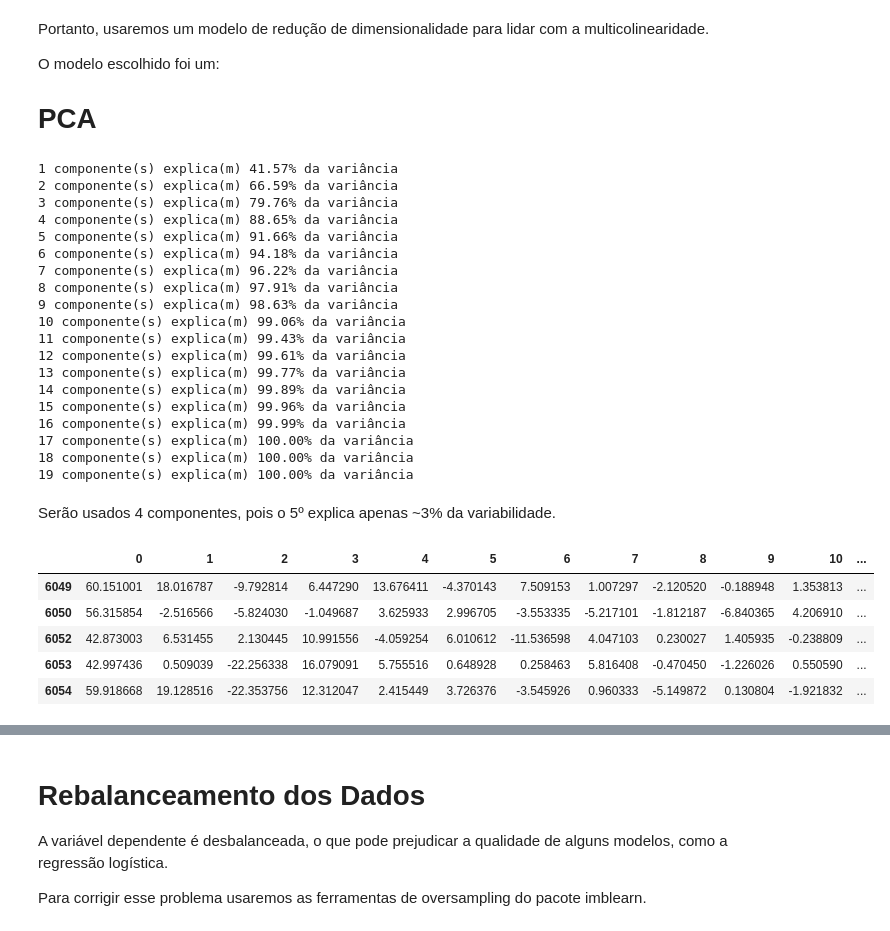
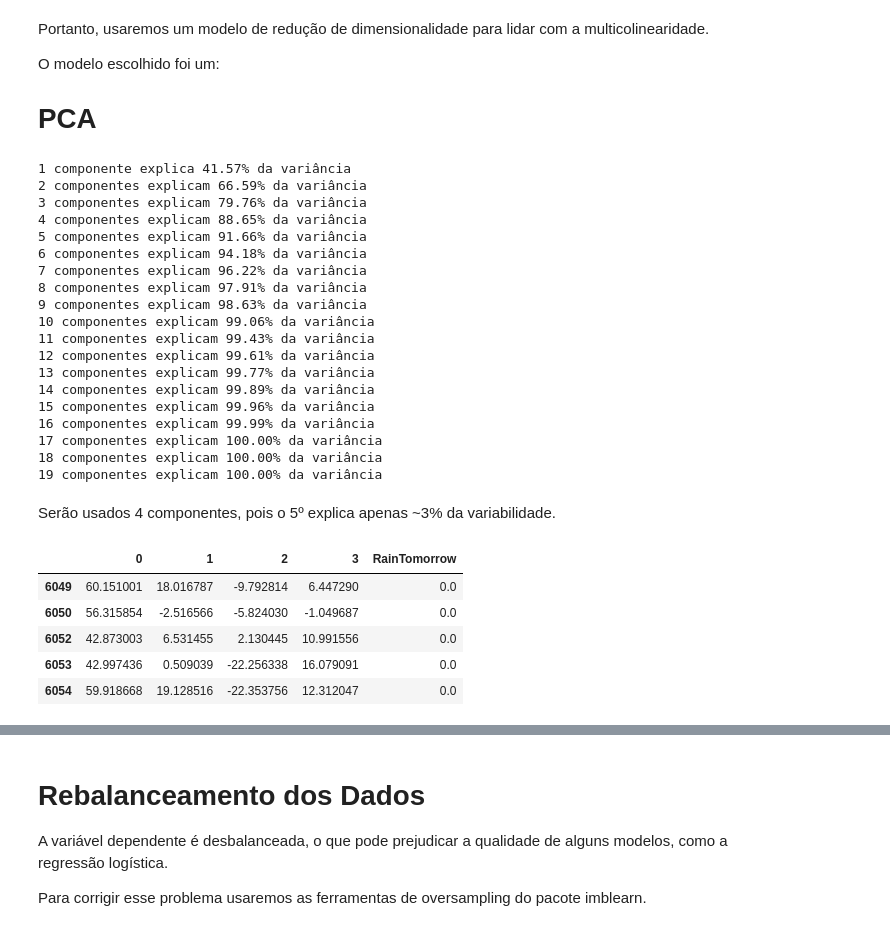
Before and after one commit to rstellet8/p2-datamining, a Jupyter notebook: rainNb.ipynb, the cells around one changed output, grey strips where cells are left out. Drawn from its saved outputs; the diff is of its cells as text; code cells hidden in the pictures.

```diff
--- a/rainNb.ipynb
+++ b/rainNb.ipynb
@@ -382,6 +413,7 @@ O modelo escolhido foi um:
 # PCA
 # %%
 from sklearn.decomposition import PCA
+
 
 x_pca = data_reduced.drop(columns="RainTomorrow")
 y_pca = data_reduced["RainTomorrow"]
@@ -391,37 +423,43 @@ pca = PCA().fit(x_pca)
 var = 0
 for k, v in enumerate(pca.explained_variance_ratio_):
     var += v
-    print(f"{k+1} componente(s) explica(m) {var * 100 :.2f}% da variância")
+
+    if k == 0:
+        print(f"{k+1} componente explica {var * 100 :.2f}% da variância")
+
+    else:
+        print(f"{k+1} componentes explicam {var * 100 :.2f}% da variância")
 # %% [output]
-1 componente(s) explica(m) 41.57% da variância
-2 componente(s) explica(m) 66.59% da variância
-3 componente(s) explica(m) 79.76% da variância
-4 componente(s) explica(m) 88.65% da variância
-5 componente(s) explica(m) 91.66% da variância
-6 componente(s) explica(m) 94.18% da variância
-7 componente(s) explica(m) 96.22% da variância
-8 componente(s) explica(m) 97.91% da variância
-9 componente(s) explica(m) 98.63% da variância
-10 componente(s) explica(m) 99.06% da variância
-11 componente(s) explica(m) 99.43% da variância
-12 componente(s) explica(m) 99.61% da variância
-13 componente(s) explica(m) 99.77% da variância
-14 componente(s) explica(m) 99.89% da variância
-15 componente(s) explica(m) 99.96% da variância
-16 componente(s) explica(m) 99.99% da variância
-17 componente(s) explica(m) 100.00% da variância
-18 componente(s) explica(m) 100.00% da variância
-19 componente(s) explica(m) 100.00% da variância
+1 componente explica 41.57% da variância
+2 componentes explicam 66.59% da variância
+3 componentes explicam 79.76% da variância
+4 componentes explicam 88.65% da variância
+5 componentes explicam 91.66% da variância
+6 componentes explicam 94.18% da variância
+7 componentes explicam 96.22% da variância
+8 componentes explicam 97.91% da variância
+9 componentes explicam 98.63% da variância
+10 componentes explicam 99.06% da variância
+11 componentes explicam 99.43% da variância
+12 componentes explicam 99.61% da variância
+13 componentes explicam 99.77% da variância
+14 componentes explicam 99.89% da variância
+15 componentes explicam 99.96% da variância
+16 componentes explicam 99.99% da variância
+17 componentes explicam 100.00% da variância
+18 componentes explicam 100.00% da variância
+19 componentes explicam 100.00% da variância
 # %% [markdown]
 Serão usados 4 componentes, pois o 5º explica apenas ~3% da variabilidade.
 # %%
-dataPca = pd.DataFrame(pca.transform(x_pca), index=y_pca.index)
-dataPca = dataPca.join(y_pca)
+x_pca = pca.transform(x_pca)
+x_pca = pd.DataFrame(x_pca, index=y_pca.index).iloc[:, :4]
+dataPca = x_pca.join(y_pca, how="left")
 dataPca.head()
 # %% [output]
-|  | 0 | 1 | 2 | 3 | 4 | 5 | 6 | 7 | 8 | 9 | 10 | ... |
-| 6049 | 60.151001 | 18.016787 | -9.792814 | 6.447290 | 13.676411 | -4.370143 | 7.509153 | 1.007297 | -2.120520 | -0.188948 | 1.353813 | ... |
-| 6050 | 56.315854 | -2.516566 | -5.824030 | -1.049687 | 3.625933 | 2.996705 | -3.553335 | -5.217101 | -1.812187 | -6.840365 | 4.206910 | ... |
-| 6052 | 42.873003 | 6.531455 | 2.130445 | 10.991556 | -4.059254 | 6.010612 | -11.536598 | 4.047103 | 0.230027 | 1.405935 | -0.238809 | ... |
-| 6053 | 42.997436 | 0.509039 | -22.256338 | 16.079091 | 5.755516 | 0.648928 | 0.258463 | 5.816408 | -0.470450 | -1.226026 | 0.550590 | ... |
-| 6054 | 59.918668 | 19.128516 | -22.353756 | 12.312047 | 2.415449 | 3.726376 | -3.545926 | 0.960333 | -5.149872 | 0.130804 | -1.921832 | ... |
+|  | 0 | 1 | 2 | 3 | RainTomorrow |
+| 6049 | 60.151001 | 18.016787 | -9.792814 | 6.447290 | 0.0 |
+| 6050 | 56.315854 | -2.516566 | -5.824030 | -1.049687 | 0.0 |
+| 6052 | 42.873003 | 6.531455 | 2.130445 | 10.991556 | 0.0 |
+| 6053 | 42.997436 | 0.509039 | -22.256338 | 16.079091 | 0.0 |
+| 6054 | 59.918668 | 19.128516 | -22.353756 | 12.312047 | 0.0 |
```
Also changed, not shown: parts of 16 cells of this notebook.
